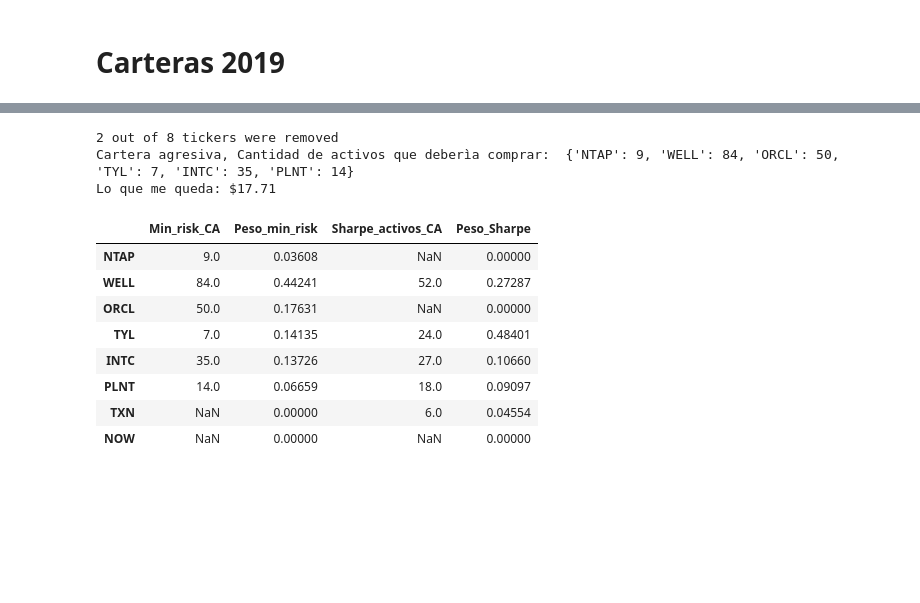
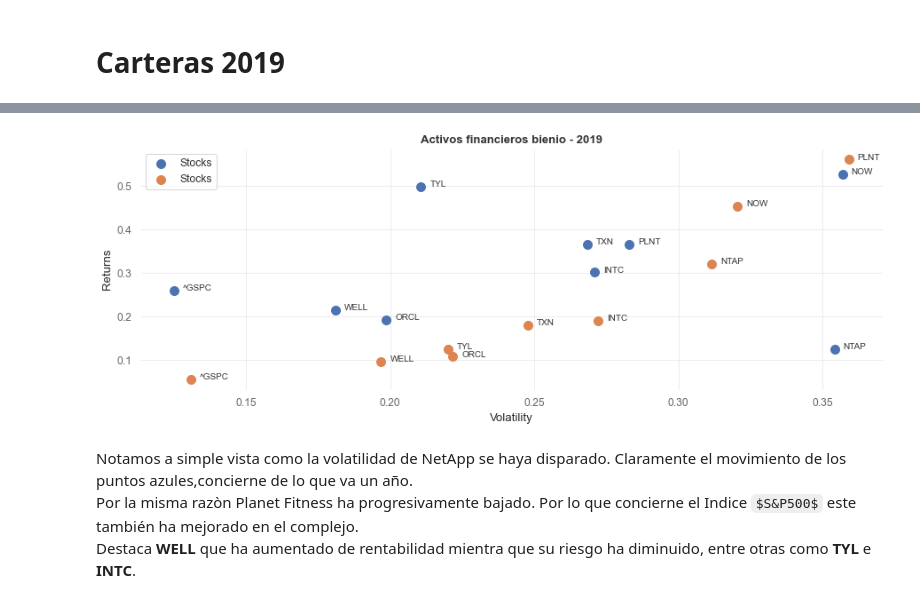
Before and after one commit to Joevalencia/Portfolio_optimization, a Jupyter notebook: Analisis de carteras .ipynb, the cells around one changed output, grey strips where cells are left out. Saved outputs shown, nothing was run; the diff lists cells and outputs as text; code cells hidden in the pictures; some formulas as TeX source; blank space fills up the shorter version.

```diff
--- a/Analisis de carteras .ipynb
+++ b/Analisis de carteras .ipynb
@@ -682,24 +453,17 @@ Name: 2019-12-30 00:00:00, dtype: float64
-# %%
-peso_new2
-allocation_new2 = DiscreteAllocation(peso_new2, ultimo_precio_new2, total_portfolio_value=15000) # Inversiòn de $15k
-activos_new2, leftover_new2 = allocation_new2.lp_portfolio()
-print('Cartera agresiva, Cantidad de activos que deberìa comprar: ',activos_new2)
-print('Lo que me queda: ${:.2f}'.format( leftover_new2))
-# %% [output]
-2 out of 8 tickers were removed
-Cartera agresiva, Cantidad de activos que deberìa comprar:  {'NTAP': 9, 'WELL': 84, 'ORCL': 50, 'TYL': 7, 'INTC': 35, 'PLNT': 14}
-Lo que me queda: $17.71
-# %%
-sumario_2019 = pd.DataFrame({'Min_risk_CA':activos_new2,'Peso_min_risk':peso_new2,
-                        'Sharpe_activos_CA':activos_new, 'Peso_Sharpe':peso_new})
-sumario_2019
-# %% [output]
-|  | Min_risk_CA | Peso_min_risk | Sharpe_activos_CA | Peso_Sharpe |
-| NTAP | 9.0 | 0.03608 | NaN | 0.00000 |
-| WELL | 84.0 | 0.44241 | 52.0 | 0.27287 |
-| ORCL | 50.0 | 0.17631 | NaN | 0.00000 |
-| TYL | 7.0 | 0.14135 | 24.0 | 0.48401 |
-| INTC | 35.0 | 0.13726 | 27.0 | 0.10660 |
-| PLNT | 14.0 | 0.06659 | 18.0 | 0.09097 |
-| TXN | NaN | 0.00000 | 6.0 | 0.04554 |
-| NOW | NaN | 0.00000 | NaN | 0.00000 |
+# %%
+cartex19 = build_portfolio(data=portfolio_19.iloc[:,:-1])
+cartera19 = build_portfolio(data=portfolio_19)
+# %%
+plt.rcParams['figure.figsize'] = [15,5]
+# En color azùl la firmas en el 2019
+# En Color ocre bienio
+cartera19.plot_stocks()
+
+plt.title('Activos financieros bienio - 2019', fontweight='bold')
+plt.xlabel('Volatility')
+plt.ylabel('Returns')
+cartera1.plot_stocks()
+# %% [output]
+[figure, added]
+# %% [markdown]
+Notamos a simple vista como la volatilidad de NetApp se haya disparado. Claramente el movimiento de los puntos azules,concierne de lo que va un año.<br> Por la misma razòn Planet Fitness ha progresivamente bajado.  Por lo que concierne el Indice $S&P500$ este también ha mejorado en el complejo.<br>Destaca **WELL** que ha aumentado de rentabilidad mientra que su riesgo ha diminuido, entre otras como **TYL** e **INTC**.
```
Also changed, not shown: parts of 86 cells of this notebook.
